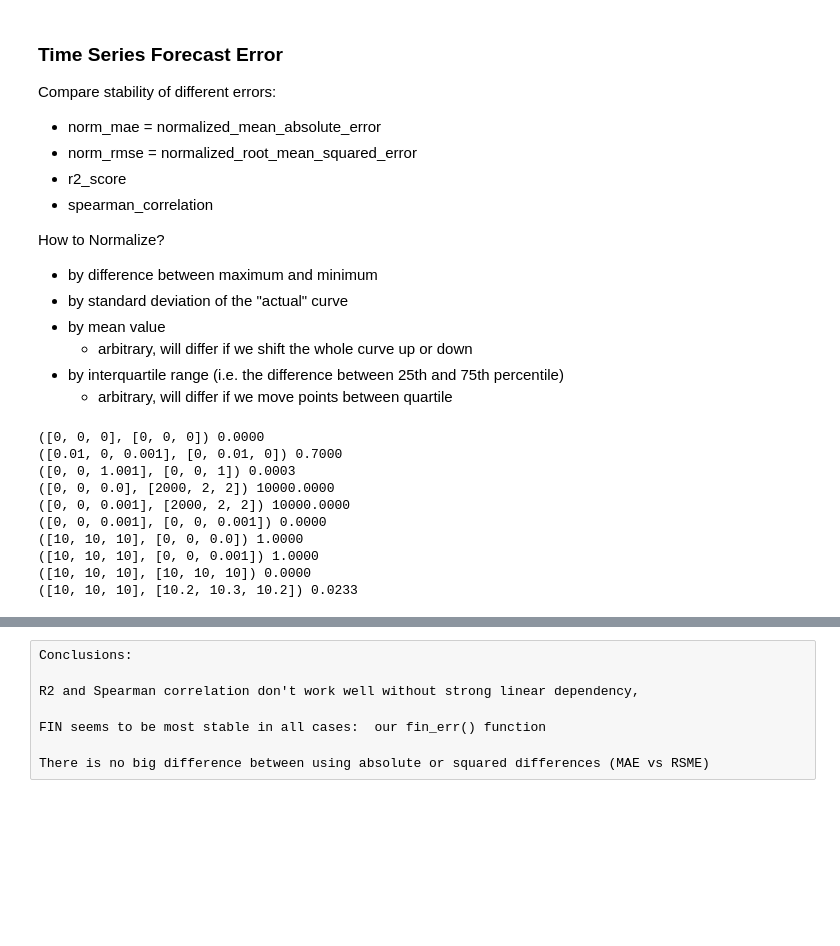
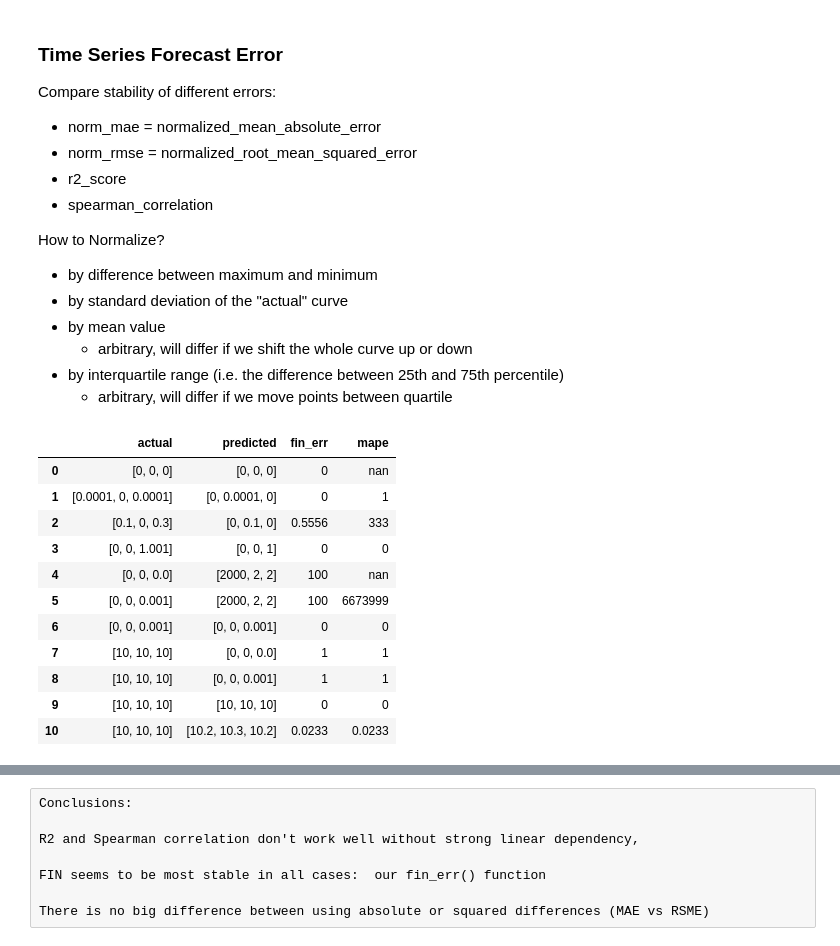
Before and after one commit to lselector/notebooks, a Jupyter notebook: Time_Series_Forecast_Error.ipynb, the cells around one changed output, grey strips where cells are left out. Drawn from its saved outputs; the diff is of its cells as text; code cells hidden in the pictures; blank space fills up the shorter version.

```diff
--- a/Time_Series_Forecast_Error.ipynb
+++ b/Time_Series_Forecast_Error.ipynb
@@ -83,27 +131,66 @@ def fin_err(actual,
 # %%
 # test fin_err()
 mytests = [
      ([0,0,0],[0,0,0]),
-     ([1e-2,0,1e-3],[0,1e-2,0]),
+     ([1e-4,0,1e-4],[0,1e-4,0]),
+     ([0.1,0,0.3],[0,0.1,0]),
      ([0,0,1.001],[0,0,1]),
      ([0,0,0.000],[2000,2,2]),
      ([0,0,0.001],[2000,2,2]),
      ([0,0,0.001],[0,0,0.001]),
      ([10,10,10],[0,0,0.00]),
      ([10,10,10],[0,0,0.001]),
      ([10,10,10],[10,10,10]),
      ([10,10,10],[10.2,10.3,10.2]),
 ]
+
+# ----------------------------------------------------
+def myfmt(x):
+    if x != x:
+        return "nan"
+    if x < 1e-3:
+        return "0"
+    if abs(1-x) < 1e-3:
+        return "1"
+    if x > 10:
+        return f"{int(x):d}"
+    if x > 1:
+        return f"{x:.2f}"
+
+    return f"{x:.4f}"
+
+
+df_tests = pd.DataFrame()
+
 for tup in mytests:
-    print(tup, f"{fin_err(tup[0],tup[1]):.4f}")
+    actual = tup[0]
+    predic = tup[1]
+    a_str = str(actual)
+    p_str = str(predic)
+    s_fin_err   = myfmt(fin_err(actual,predic))
+    s_mape      = myfmt(mape(actual,predic))
+    s_mape_orig = myfmt(mape_orig(actual,predic))
+    data_dict={"actual":a_str,
+               "predicted":[p_str],
+               "fin_err":[s_fin_err],
+               "mape":[s_mape],
+               "mape_orig":[s_mape_orig]}
+    # print(data_dict)
+    df_tmp = pd.DataFrame(data=data_dict)
+    df_tests = df_tests.append(df_tmp, ignore_index=True)
+    # print(tup, f"{fin_err(tup[0],tup[1]):.4f}")
+del df_tests['mape_orig']
+display(df_tests)
 # %% [output]
-([0, 0, 0], [0, 0, 0]) 0.0000
-([0.01, 0, 0.001], [0, 0.01, 0]) 0.7000
-([0, 0, 1.001], [0, 0, 1]) 0.0003
-([0, 0, 0.0], [2000, 2, 2]) 10000.0000
-([0, 0, 0.001], [2000, 2, 2]) 10000.0000
-([0, 0, 0.001], [0, 0, 0.001]) 0.0000
-([10, 10, 10], [0, 0, 0.0]) 1.0000
-([10, 10, 10], [0, 0, 0.001]) 1.0000
-([10, 10, 10], [10, 10, 10]) 0.0000
-([10, 10, 10], [10.2, 10.3, 10.2]) 0.0233
+|  | actual | predicted | fin_err | mape |
+| 0 | [0, 0, 0] | [0, 0, 0] | 0 | nan |
+| 1 | [0.0001, 0, 0.0001] | [0, 0.0001, 0] | 0 | 1 |
+| 2 | [0.1, 0, 0.3] | [0, 0.1, 0] | 0.5556 | 333 |
+| 3 | [0, 0, 1.001] | [0, 0, 1] | 0 | 0 |
+| 4 | [0, 0, 0.0] | [2000, 2, 2] | 100 | nan |
+| 5 | [0, 0, 0.001] | [2000, 2, 2] | 100 | 6673999 |
+| 6 | [0, 0, 0.001] | [0, 0, 0.001] | 0 | 0 |
+| 7 | [10, 10, 10] | [0, 0, 0.0] | 1 | 1 |
+| 8 | [10, 10, 10] | [0, 0, 0.001] | 1 | 1 |
+| 9 | [10, 10, 10] | [10, 10, 10] | 0 | 0 |
+| 10 | [10, 10, 10] | [10.2, 10.3, 10.2] | 0.0233 | 0.0233 |
```
Also changed, not shown: parts of 4 cells of this notebook, 3 other files.
